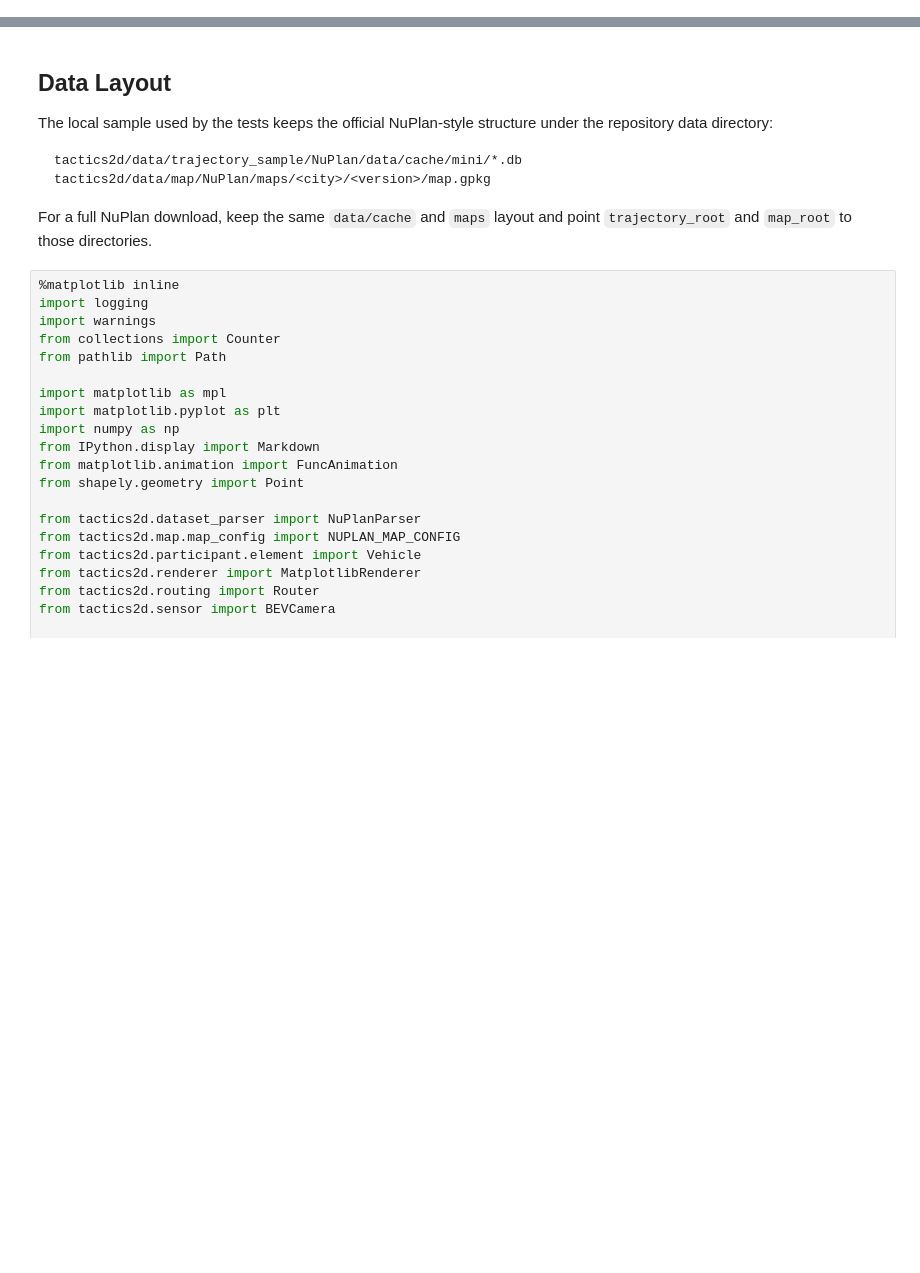
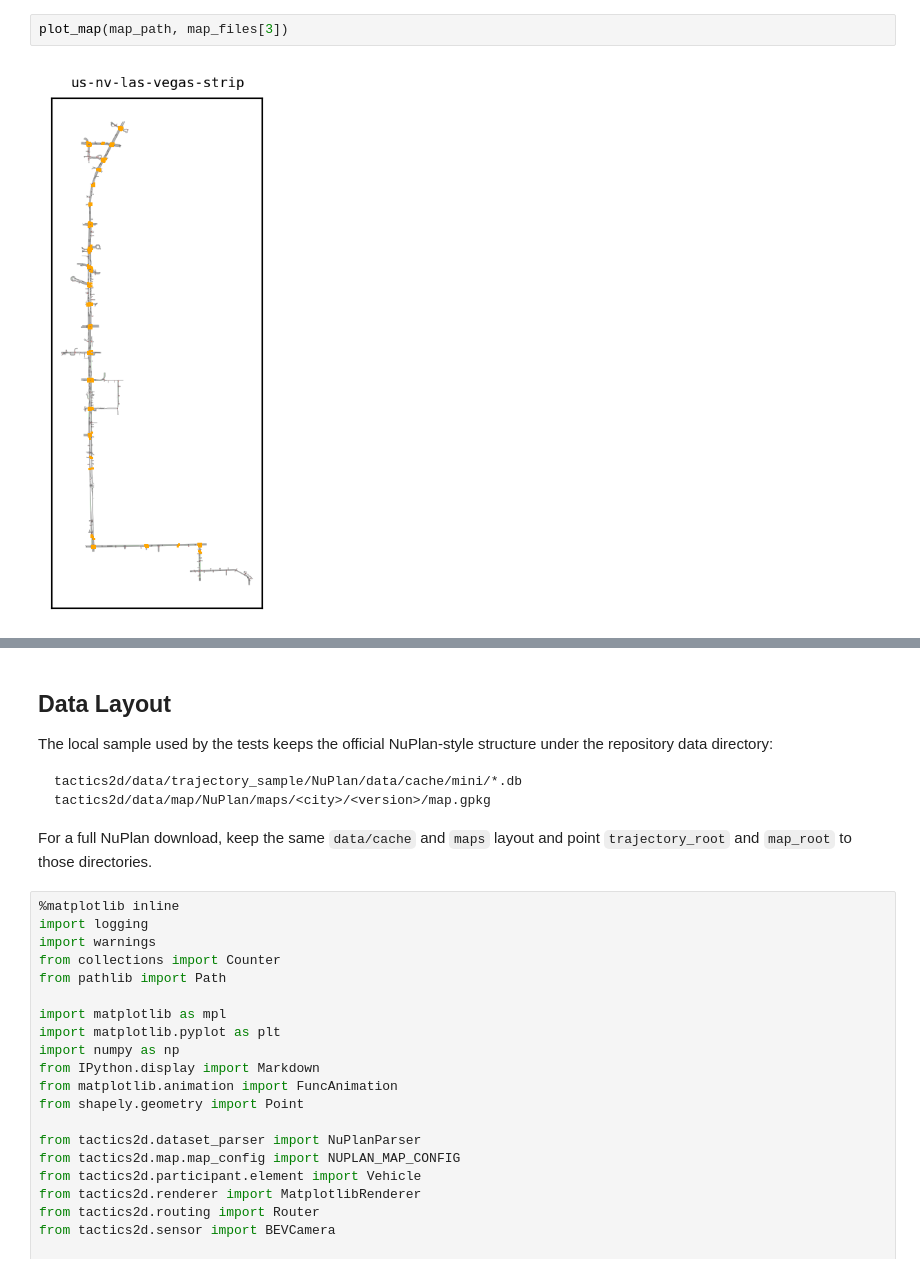
Before and after one commit to WoodOxen/tactics2d, a Jupyter notebook: docs/dataset_support/nuplan.ipynb, the cells around one changed output, grey strips where cells are left out. Drawn from its saved outputs; the diff is of its cells as text; blank space fills up the shorter version.

```diff
--- a/docs/dataset_support/nuplan.ipynb
+++ b/docs/dataset_support/nuplan.ipynb
@@ -4,0 +180,4 @@ NuPlan is a large-scale autonomous-driving planning dataset collected in Boston,
+# %%
+plot_map(map_path, map_files[3])
+# %% [output]
+[figure, added]
```
Also changed, not shown: parts of 31 cells of this notebook.
